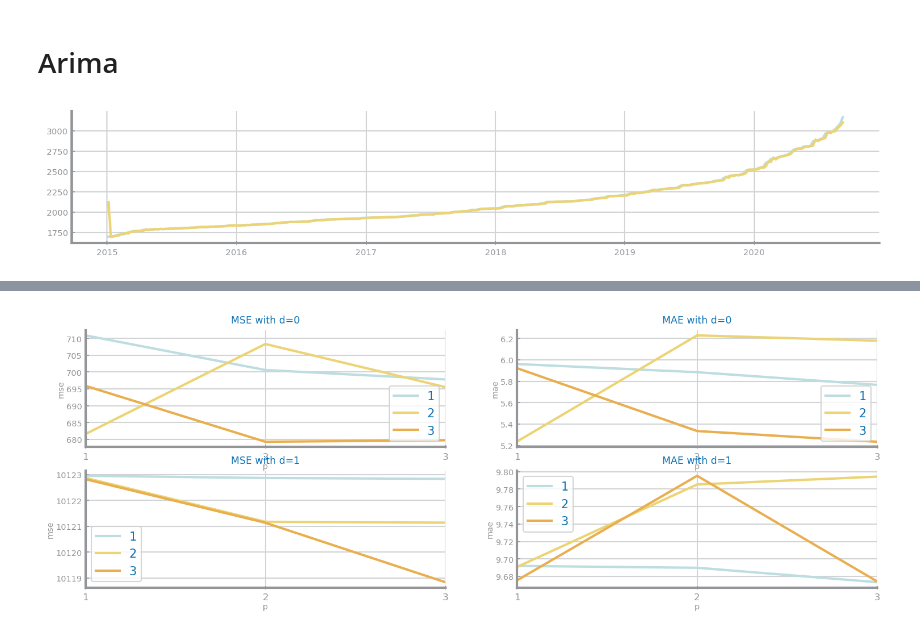
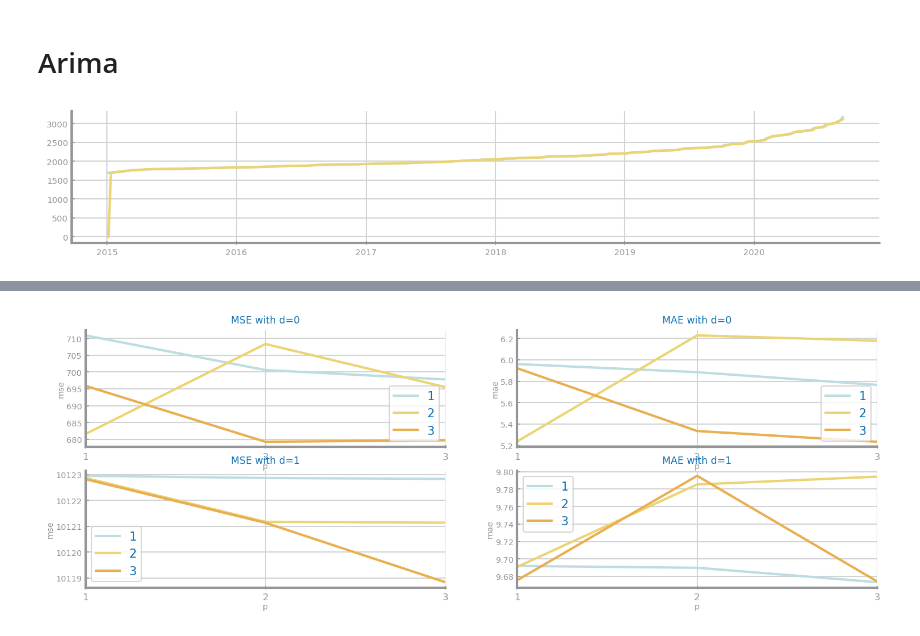
Before and after one commit to VivaRafael/CD, a Jupyter notebook: lab9_10/Forecasting - Deaths.ipynb, the cells around one changed output, grey strips where cells are left out. Cells and saved outputs as stored; diff of their text form; code cells hidden in the pictures.

```diff
--- a/lab9_10/Forecasting - Deaths.ipynb
+++ b/lab9_10/Forecasting - Deaths.ipynb
@@ -6,6 +6,7 @@ import ds_functions as ds
 
 data = pd.read_csv('deaths_pt.csv', index_col='start_date', sep=',', decimal='.',
                    parse_dates=True, infer_datetime_format=True)
+data = data.asfreq('W-Mon').dropna()
 
 x_label='timestamp'
 y_label='deaths'
@@ -42,16 +43,16 @@ plt.show()
 # %%
 from matplotlib import pyplot as plt
 from statsmodels.tsa.arima.model import ARIMA
 
 df = data
-model = ARIMA(df, order=(2,0,2))
+model = ARIMA(df, order=(2,1,2))
 results = model.fit()
 plt.figure(figsize=(FIG_WIDTH, FIG_HEIGHT))
 plt.plot(df)
 plt.plot(results.fittedvalues)
 plt.show()
 # %% [output]
-[figure, old version]
+[figure, new version]
 # %%
 results.plot_diagnostics(figsize=(FIG_WIDTH, 4*FIG_HEIGHT))
 # %% [output]
```
Also changed, not shown: parts of 4 cells of this notebook, 6 other files.
